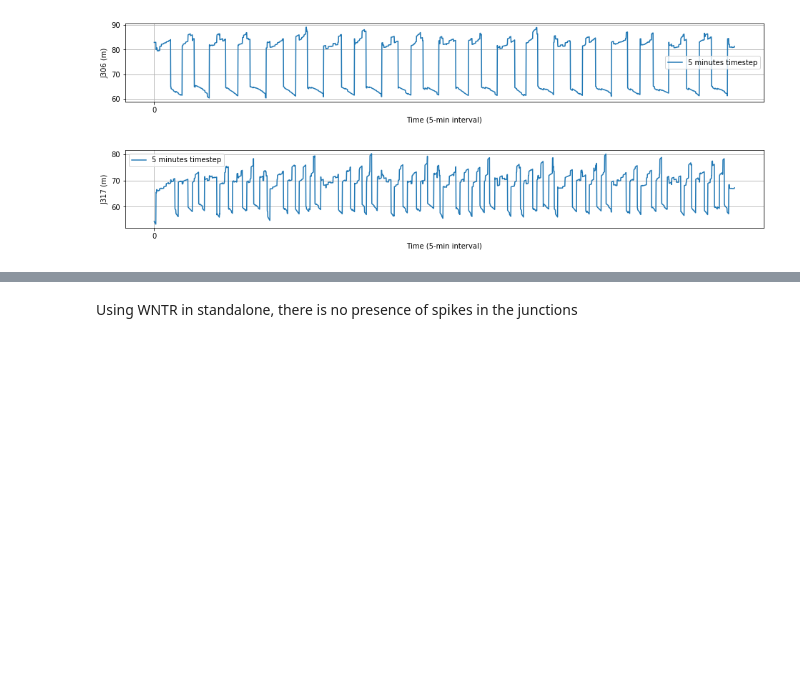
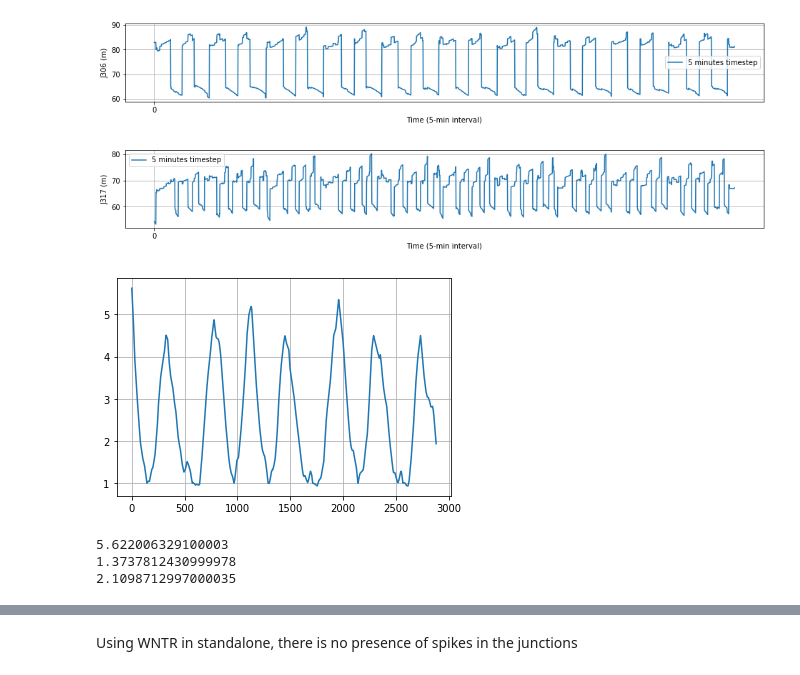
Before and after one commit to Critical-Infrastructure-Systems-Lab/DHALSIM, a Jupyter notebook: ICS_topologies/enhanced_ctown_topology/spike_trouble_junctions/WNTR_only.ipynb, the cells around one changed output, grey strips where cells are left out. Cells and saved outputs as stored; diff of their text form; code cells hidden in the pictures; blank space fills up the shorter version.

```diff
--- a/ICS_topologies/enhanced_ctown_topology/spike_trouble_junctions/WNTR_only.ipynb
+++ b/ICS_topologies/enhanced_ctown_topology/spike_trouble_junctions/WNTR_only.ipynb
@@ -136,3 +139,16 @@ for var in (var_cat_noncat):
 # %% [output]
 [figure]
 [figure]
+# %%
+plt.plot(data_5_timestep['T1'], label="T1 Level")
+plt.grid()
+# %% [output]
+[figure, added]
+# %%
+print(data_5_timestep['T1'].iloc[0])
+print(data_5_timestep['T2'].iloc[0])
+print(data_5_timestep['T3'].iloc[0])
+# %% [output]
+5.622006329100003
+1.3737812430999978
+2.1098712997000035
```
Also changed, not shown: parts of 4 cells of this notebook, 11 other files.
